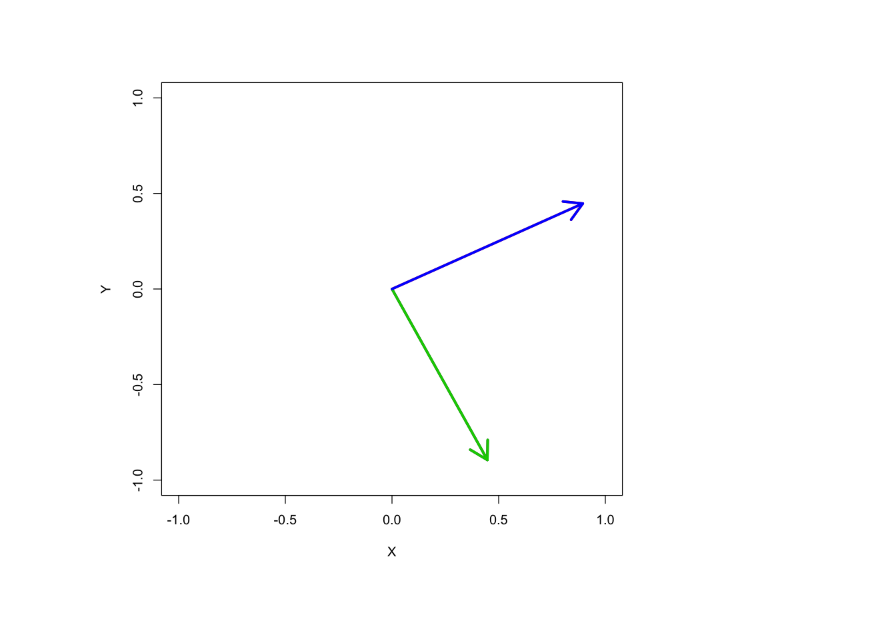
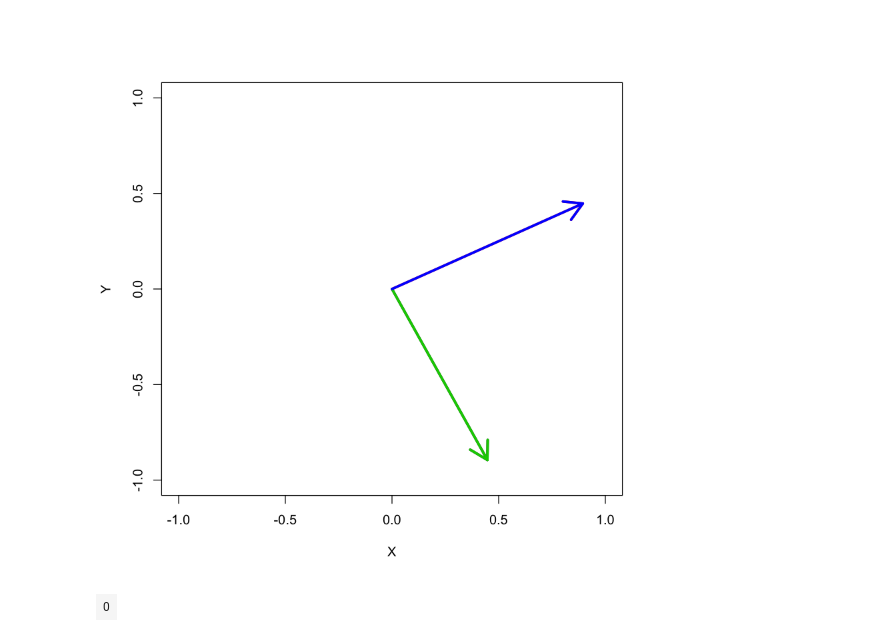
Before and after one commit to fvillena/matbio, a Jupyter notebook: 1-introduction.ipynb, the cells around one changed output. Saved outputs shown, nothing was run; the diff lists cells and outputs as text; code cells hidden in the pictures; blank space fills up the shorter version.

```diff
--- a/1-introduction.ipynb
+++ b/1-introduction.ipynb
@@ -434,3 +434,8 @@ NULL
 [[4]]
 NULL
 [figure]
+# %%
+# Producto punto
+v1%*%v2
+# %% [output]
+| 0 |
```
